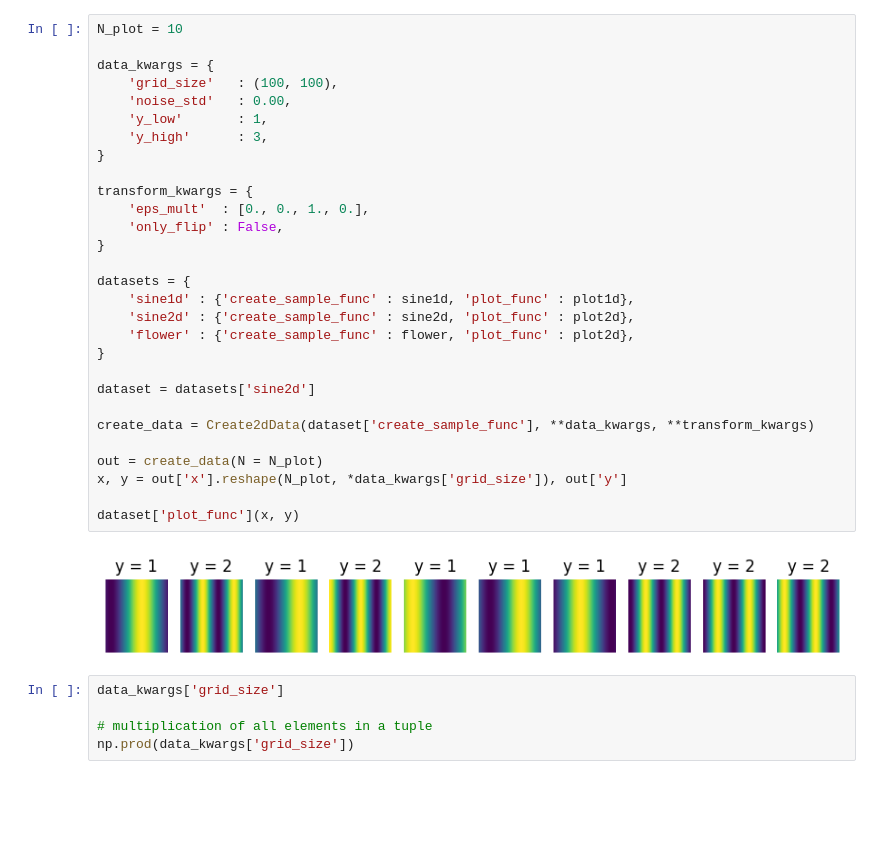
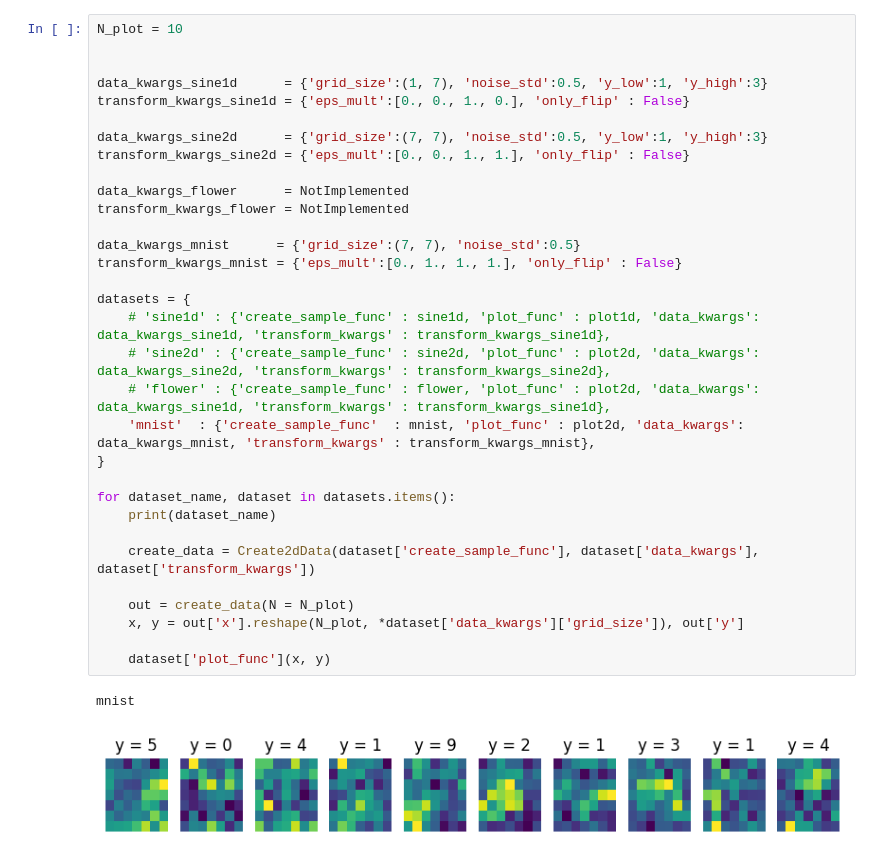
Before and after one commit to elidub/SymPDE, a Jupyter notebook: notebooks_symlie/data_generation.ipynb, the cells around one changed output. Cells and saved outputs as stored; diff of their text form; blank space fills up the shorter version.

Commit message:
preping mnist vanillapredict exploration

```diff
--- a/notebooks_symlie/data_generation.ipynb
+++ b/notebooks_symlie/data_generation.ipynb
@@ -14,36 +17,35 @@ from data.generate_2d import sine1d, sine2d, flower
 # %%
 N_plot = 10
 
-data_kwargs = {
-    'grid_size'   : (100, 100),
-    'noise_std'   : 0.00,
-    'y_low'       : 1,
-    'y_high'      : 3,
+
+data_kwargs_sine1d      = {'grid_size':(1, 7), 'noise_std':0.5, 'y_low':1, 'y_high':3}
+transform_kwargs_sine1d = {'eps_mult':[0., 0., 1., 0.], 'only_flip' : False}
+
+data_kwargs_sine2d      = {'grid_size':(7, 7), 'noise_std':0.5, 'y_low':1, 'y_high':3}
+transform_kwargs_sine2d = {'eps_mult':[0., 0., 1., 1.], 'only_flip' : False}
+
+data_kwargs_flower      = NotImplemented
+transform_kwargs_flower = NotImplemented
+
+data_kwargs_mnist      = {'grid_size':(7, 7), 'noise_std':0.5}
+transform_kwargs_mnist = {'eps_mult':[0., 1., 1., 1.], 'only_flip' : False}
+
+datasets = {
+    # 'sine1d' : {'create_sample_func' : sine1d, 'plot_func' : plot1d, 'data_kwargs': data_kwargs_sine1d, 'transform_kwargs' : transform_kwargs_sine1d},
+    # 'sine2d' : {'create_sample_func' : sine2d, 'plot_func' : plot2d, 'data_kwargs': data_kwargs_sine2d, 'transform_kwargs' : transform_kwargs_sine2d},
+    # 'flower' : {'create_sample_func' : flower, 'plot_func' : plot2d, 'data_kwargs': data_kwargs_sine1d, 'transform_kwargs' : transform_kwargs_sine1d},
+    'mnist'  : {'create_sample_func'  : mnist, 'plot_func' : plot2d, 'data_kwargs': data_kwargs_mnist, 'transform_kwargs' : transform_kwargs_mnist},
 }
 
-transform_kwargs = {
-    'eps_mult'  : [0., 0., 1., 0.],
-    'only_flip' : False,
-}
+for dataset_name, dataset in datasets.items():
+    print(dataset_name)
 
-datasets = {
-    'sine1d' : {'create_sample_func' : sine1d, 'plot_func' : plot1d},
-    'sine2d' : {'create_sample_func' : sine2d, 'plot_func' : plot2d},
-    'flower' : {'create_sample_func' : flower, 'plot_func' : plot2d},
-}
+    create_data = Create2dData(dataset['create_sample_func'], dataset['data_kwargs'], dataset['transform_kwargs'])
 
-dataset = datasets['sine2d']
+    out = create_data(N = N_plot)
+    x, y = out['x'].reshape(N_plot, *dataset['data_kwargs']['grid_size']), out['y']
 
-create_data = Create2dData(dataset['create_sample_func'], **data_kwargs, **transform_kwargs)
-
-out = create_data(N = N_plot)
-x, y = out['x'].reshape(N_plot, *data_kwargs['grid_size']), out['y']
-
-dataset['plot_func'](x, y)
+    dataset['plot_func'](x, y)
 # %% [output]
+mnist
-[figure, old version]
+[figure, new version]
-# %%
-data_kwargs['grid_size']
-
-# multiplication of all elements in a tuple
-np.prod(data_kwargs['grid_size'])
```
Also changed, not shown: parts of 10 cells of this notebook, 13 other files.
